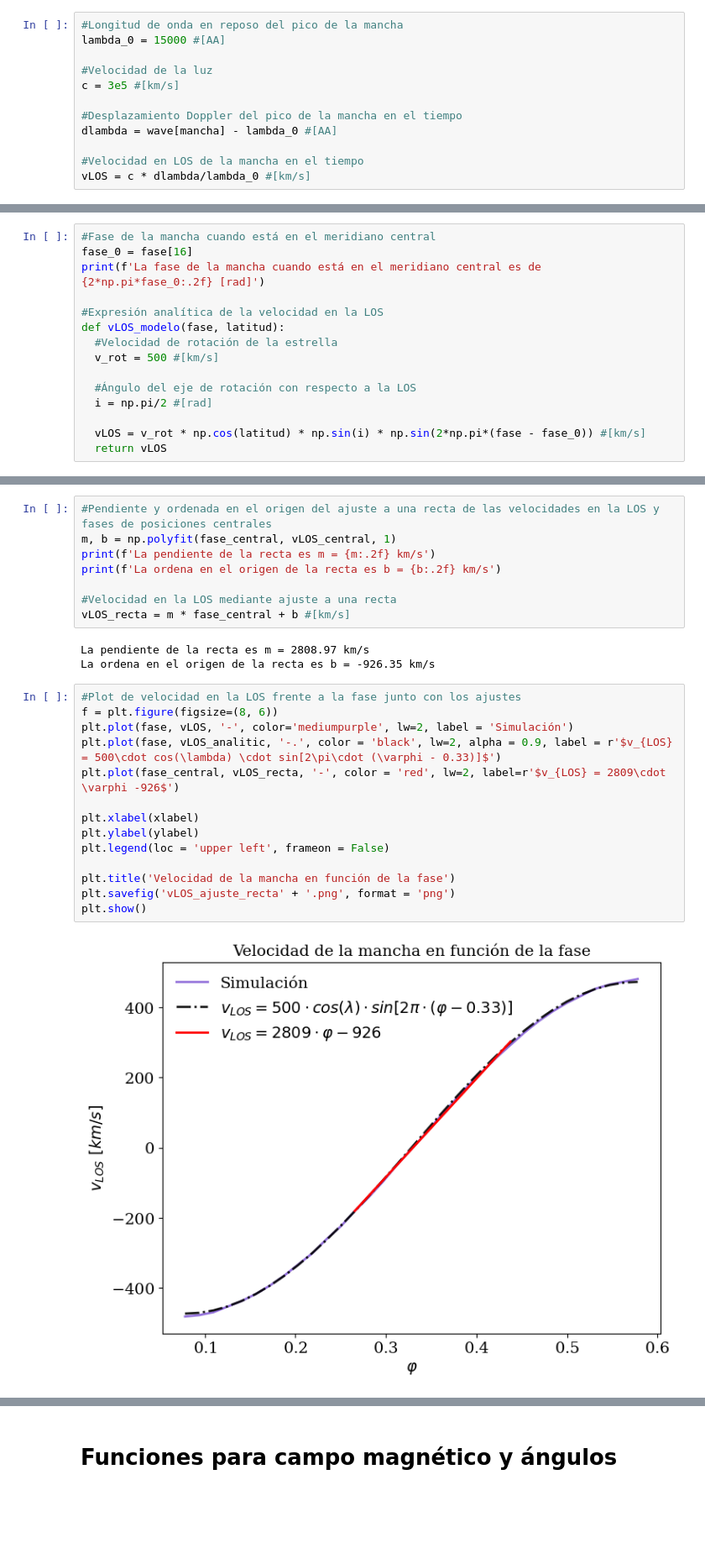
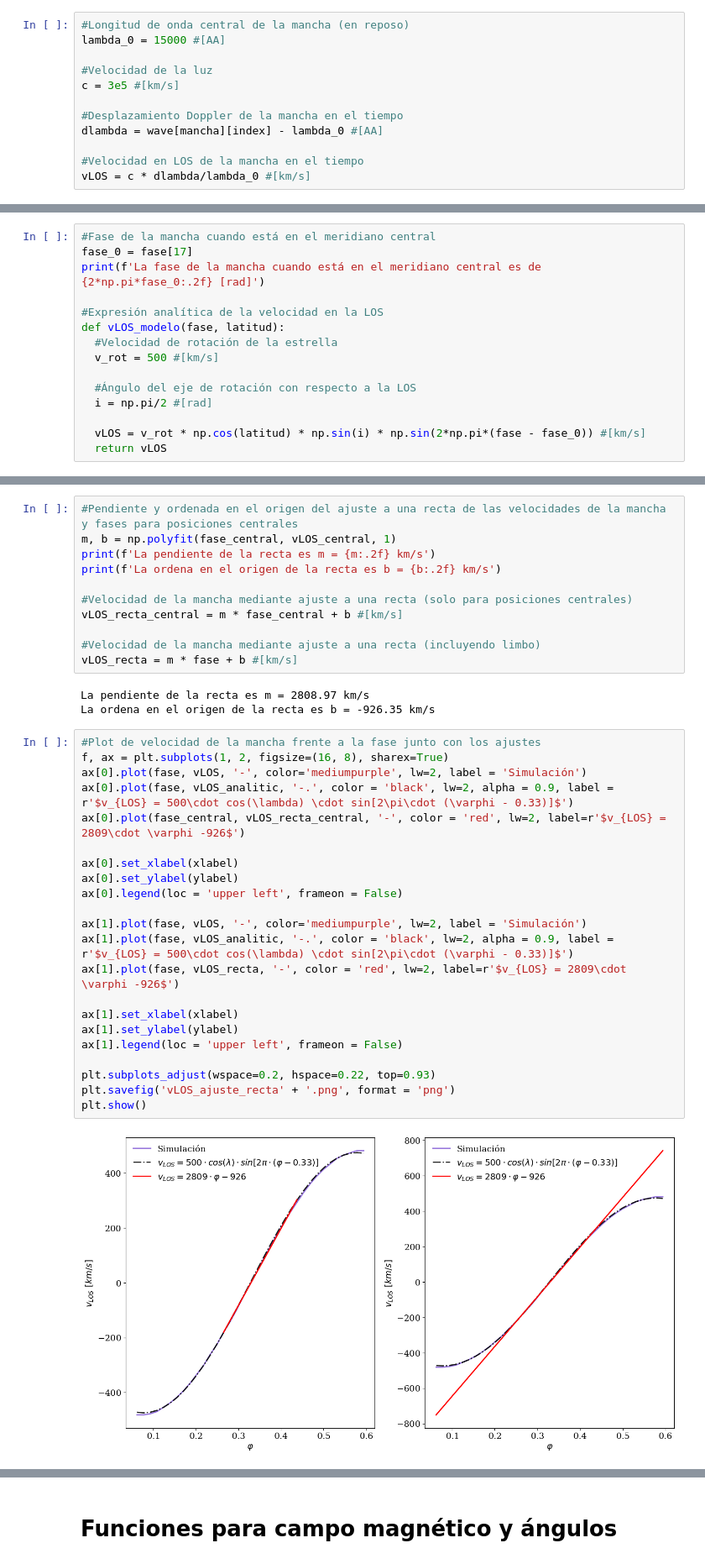
Before and after one commit to catperdomo/espec_project, a Jupyter notebook: code.ipynb, the cells around one changed output, grey strips where cells are left out. Shown at 84% size. Saved outputs shown, nothing was run; the diff lists cells and outputs as text; blank space fills up the shorter version.

```diff
--- a/code.ipynb
+++ b/code.ipynb
@@ -183,12 +182,12 @@ mancha = np.argmax(R[:, 0, :], axis=1)
 # %%
-#Longitud de onda en reposo del pico de la mancha
+#Longitud de onda central de la mancha (en reposo)
 lambda_0 = 15000 #[AA]
 
 #Velocidad de la luz
 c = 3e5 #[km/s]
 
-#Desplazamiento Doppler del pico de la mancha en el tiempo
-dlambda = wave[mancha] - lambda_0 #[AA]
+#Desplazamiento Doppler de la mancha en el tiempo
+dlambda = wave[mancha][index] - lambda_0 #[AA]
 
 #Velocidad en LOS de la mancha en el tiempo
 vLOS = c * dlambda/lambda_0 #[km/s]
@@ -223,6 +214,6 @@ plot(nrows=1, ncols=1, x=fase, y=vLOS, mrk='-', xlabels=xlabel, ylabels=ylabel,\
 # %%
 #Fase de la mancha cuando está en el meridiano central
-fase_0 = fase[16]
+fase_0 = fase[17]
 print(f'La fase de la mancha cuando está en el meridiano central es de {2*np.pi*fase_0:.2f} [rad]')
 
 #Expresión analítica de la velocidad en la LOS
@@ -271,29 +261,40 @@ vLOS_central = vLOS[(fase > 0.25) & (fase < 0.45)]
 #Fase de posiciones centrales
 fase_central = fase[(fase > 0.25) & (fase < 0.45)]
 # %%
-#Pendiente y ordenada en el origen del ajuste a una recta de las velocidades en la LOS y fases de posiciones centrales
+#Pendiente y ordenada en el origen del ajuste a una recta de las velocidades de la mancha y fases para posiciones centrales
 m, b = np.polyfit(fase_central, vLOS_central, 1)
 print(f'La pendiente de la recta es m = {m:.2f} km/s')
 print(f'La ordena en el origen de la recta es b = {b:.2f} km/s')
 
-#Velocidad en la LOS mediante ajuste a una recta
-vLOS_recta = m * fase_central + b #[km/s]
+#Velocidad de la mancha mediante ajuste a una recta (solo para posiciones centrales)
+vLOS_recta_central = m * fase_central + b #[km/s]
+
+#Velocidad de la mancha mediante ajuste a una recta (incluyendo limbo)
+vLOS_recta = m * fase + b #[km/s]
 # %% [output]
 La pendiente de la recta es m = 2808.97 km/s
 La ordena en el origen de la recta es b = -926.35 km/s
 # %%
-#Plot de velocidad en la LOS frente a la fase junto con los ajustes
-f = plt.figure(figsize=(8, 6))
-plt.plot(fase, vLOS, '-', color='mediumpurple', lw=2, label = 'Simulación')
-plt.plot(fase, vLOS_analitic, '-.', color = 'black', lw=2, alpha = 0.9, label = r'$v_{LOS} = 500\cdot cos(\lambda) \cdot sin[2\pi\cdot (\varphi - 0.33)]$')
-plt.plot(fase_central, vLOS_recta, '-', color = 'red', lw=2, label=r'$v_{LOS} = 2809\cdot \varphi -926$')
+#Plot de velocidad de la mancha frente a la fase junto con los ajustes
+f, ax = plt.subplots(1, 2, figsize=(16, 8), sharex=True)
+ax[0].plot(fase, vLOS, '-', color='mediumpurple', lw=2, label = 'Simulación')
+ax[0].plot(fase, vLOS_analitic, '-.', color = 'black', lw=2, alpha = 0.9, label = r'$v_{LOS} = 500\cdot cos(\lambda) \cdot sin[2\pi\cdot (\varphi - 0.33)]$')
+ax[0].plot(fase_central, vLOS_recta_central, '-', color = 'red', lw=2, label=r'$v_{LOS} = 2809\cdot \varphi -926$')
 
-plt.xlabel(xlabel)
-plt.ylabel(ylabel)
-plt.legend(loc = 'upper left', frameon = False)
+ax[0].set_xlabel(xlabel)
+ax[0].set_ylabel(ylabel)
+ax[0].legend(loc = 'upper left', frameon = False)
 
-plt.title('Velocidad de la mancha en función de la fase')
+ax[1].plot(fase, vLOS, '-', color='mediumpurple', lw=2, label = 'Simulación')
+ax[1].plot(fase, vLOS_analitic, '-.', color = 'black', lw=2, alpha = 0.9, label = r'$v_{LOS} = 500\cdot cos(\lambda) \cdot sin[2\pi\cdot (\varphi - 0.33)]$')
+ax[1].plot(fase, vLOS_recta, '-', color = 'red', lw=2, label=r'$v_{LOS} = 2809\cdot \varphi -926$')
+
+ax[1].set_xlabel(xlabel)
+ax[1].set_ylabel(ylabel)
+ax[1].legend(loc = 'upper left', frameon = False)
+
+plt.subplots_adjust(wspace=0.2, hspace=0.22, top=0.93)
 plt.savefig('vLOS_ajuste_recta' + '.png', format = 'png')
 plt.show()
 # %% [output]
-[figure, old version]
+[figure, new version]
```
Also changed, not shown: parts of 44 cells of this notebook, 19 other files.
